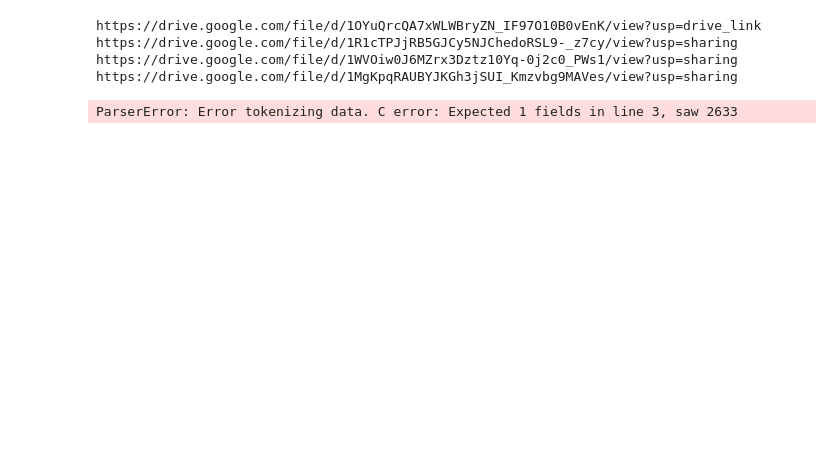
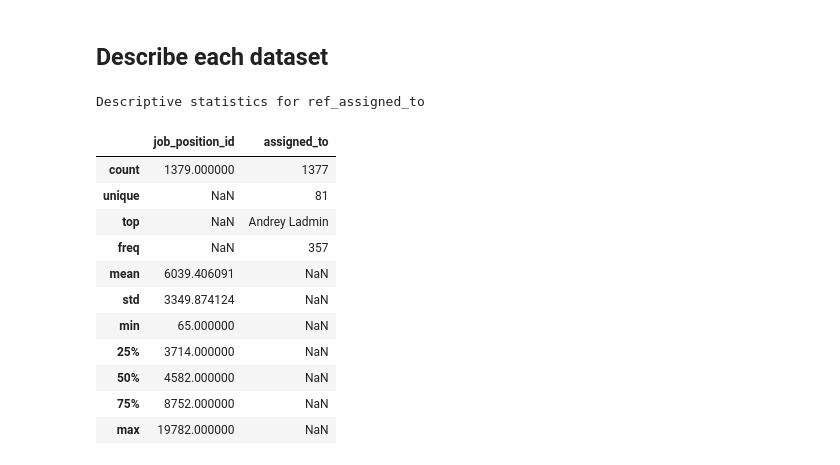
Before and after one commit to iplotnikov-telemedicine/credentially-bi-tech-assignment, a Jupyter notebook: solution/analysis.ipynb, the cells around one changed output. Cells and saved outputs as stored; diff of their text form; code cells hidden in the pictures; blank space fills up the shorter version.

```diff
--- a/solution/analysis.ipynb
+++ b/solution/analysis.ipynb
@@ -50,17 +40,24 @@ ref_user_tags = f"{DATA_SOURCE}/1MgKpqRAUBYJKGh3jSUI_Kmzvbg9MAVes/view?usp=shari
+# %% [markdown]
+## Describe each dataset
 # %%
-print(ref_assigned_to)
-print(ref_job_positions)
-print(ref_references)
-print(ref_user_tags)
-df_ref_assigned_to = pd.read_csv(ref_assigned_to)
+path_ref_assigned_to = download_path + ref_assigned_to.split('/')[-2]
+df_ref_assigned_to = pd.read_csv(path_ref_assigned_to)
 
 print("Descriptive statistics for ref_assigned_to")
 
 df_ref_assigned_to.describe(include='all')
 # %% [output]
-https://drive.google.com/file/d/1OYuQrcQA7xWLWBryZN_IF97O10B0vEnK/view?usp=drive_link
-https://drive.google.com/file/d/1R1cTPJjRB5GJCy5NJChedoRSL9-_z7cy/view?usp=sharing
-https://drive.google.com/file/d/1WVOiw0J6MZrx3Dztz10Yq-0j2c0_PWs1/view?usp=sharing
-https://drive.google.com/file/d/1MgKpqRAUBYJKGh3jSUI_Kmzvbg9MAVes/view?usp=sharing
+Descriptive statistics for ref_assigned_to
-ParserError: Error tokenizing data. C error: Expected 1 fields in line 3, saw 2633
+|  | job_position_id | assigned_to |
+| count | 1379.000000 | 1377 |
+| unique | NaN | 81 |
+| top | NaN | Andrey Ladmin |
+| freq | NaN | 357 |
+| mean | 6039.406091 | NaN |
+| std | 3349.874124 | NaN |
+| min | 65.000000 | NaN |
+| 25% | 3714.000000 | NaN |
+| 50% | 4582.000000 | NaN |
+| 75% | 8752.000000 | NaN |
+| max | 19782.000000 | NaN |
 # %%
```
Also changed, not shown: parts of 22 cells of this notebook, 8 other files.
